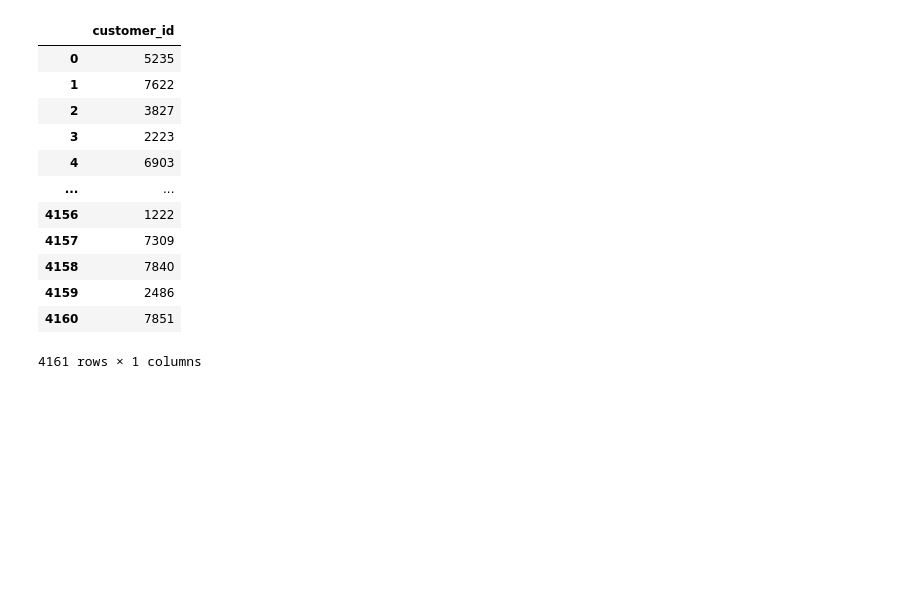
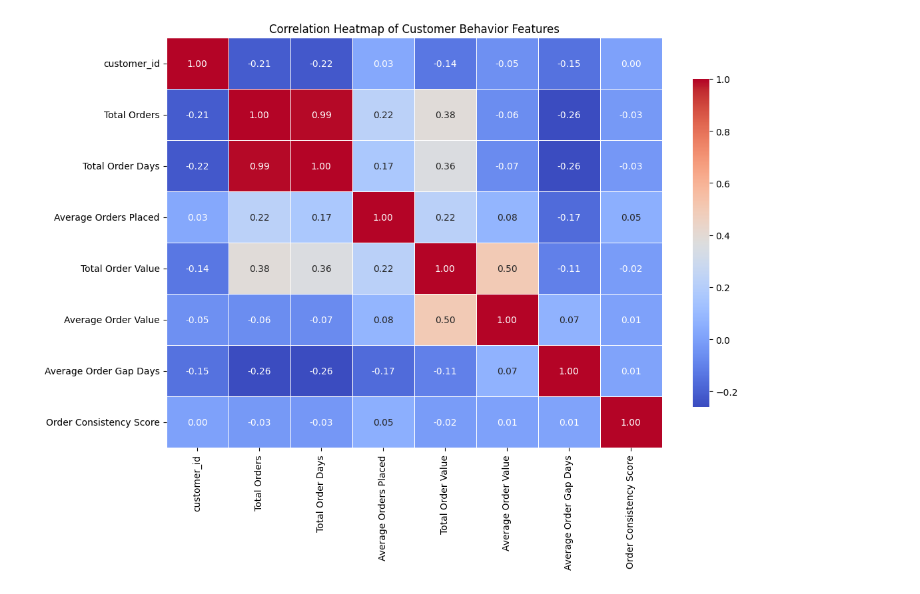
Before and after one commit to RujhaanTaneja/UnORG-SC-DS-MID-PREP_TEAM_HYPERION_Submission, a Jupyter notebook: Rujhaan'sCodeFiles/Customer_Behavior_Clustering.ipynb, the cells around one changed output. Cells and saved outputs as stored; diff of their text form; code cells hidden in the pictures; blank space fills up the shorter version.

Commit message:
Kaggle Notebook | Customer_Behavior_Clustering | Version 2

```diff
--- a/Rujhaan'sCodeFiles/Customer_Behavior_Clustering.ipynb
+++ b/Rujhaan'sCodeFiles/Customer_Behavior_Clustering.ipynb
@@ -33,16 +30,45 @@ for idx in customer_behavior['customer_id']:
-# %%
-customer_behavior
-# %% [output]
-|  | customer_id |
-| 0 | 5235 |
-| 1 | 7622 |
-| 2 | 3827 |
-| 3 | 2223 |
-| 4 | 6903 |
-| ... | ... |
-| 4156 | 1222 |
-| 4157 | 7309 |
-| 4158 | 7840 |
-| 4159 | 2486 |
-| 4160 | 7851 |
-4161 rows × 1 columns
+# %%
+for idx in customer_behavior['customer_id']:
+    customer_data = df[df['customer_id'] == idx]
+
+    total_orders = customer_data['order_id'].nunique()
+    total_order_days = customer_data['order_date'].nunique()
+
+    average_orders_placed = total_orders / total_order_days if total_order_days > 0 else 0
+    total_order_value = customer_data['net_order_amount'].sum()
+    average_order_value = total_order_value / total_orders if total_orders > 0 else 0
+
+    # Calculate average order gap days
+    order_dates = customer_data['order_date'].sort_values()
+    order_gaps = order_dates.diff().dt.days.dropna()
+    avg_order_gap_days = order_gaps.mean() if not order_gaps.empty else 0
+
+    # Order consistency score (1 / std of gaps)
+    order_consistency_score = 1 / (order_gaps.std() + 1e-5) if len(order_gaps) > 1 else 0
+
+    # Assign to customer_behavior DataFrame
+    customer_behavior.loc[customer_behavior['customer_id'] == idx, 'Total Orders'] = total_orders
+    customer_behavior.loc[customer_behavior['customer_id'] == idx, 'Total Order Days'] = total_order_days
+    customer_behavior.loc[customer_behavior['customer_id'] == idx, 'Average Orders Placed'] = average_orders_placed
+    customer_behavior.loc[customer_behavior['customer_id'] == idx, 'Total Order Value'] = total_order_value
+    customer_behavior.loc[customer_behavior['customer_id'] == idx, 'Average Order Value'] = average_order_value
+    customer_behavior.loc[customer_behavior['customer_id'] == idx, 'Average Order Gap Days'] = avg_order_gap_days
+    customer_behavior.loc[customer_behavior['customer_id'] == idx, 'Order Consistency Score'] = order_consistency_score
+# %%
+import seaborn as sns
+import matplotlib.pyplot as plt
+
+# Calculate the correlation matrix
+corr_matrix = customer_behavior.corr()
+
+# Set up the matplotlib figure
+plt.figure(figsize=(12, 8))
+
+# Create the heatmap
+sns.heatmap(corr_matrix, annot=True, cmap='coolwarm', fmt='.2f', linewidths=0.5, cbar_kws={'shrink': 0.8})
+
+# Display the plot
+plt.title("Correlation Heatmap of Customer Behavior Features")
+plt.show()
+# %% [output]
+[figure, added]
```
Also changed, not shown: parts of 3 cells of this notebook.
